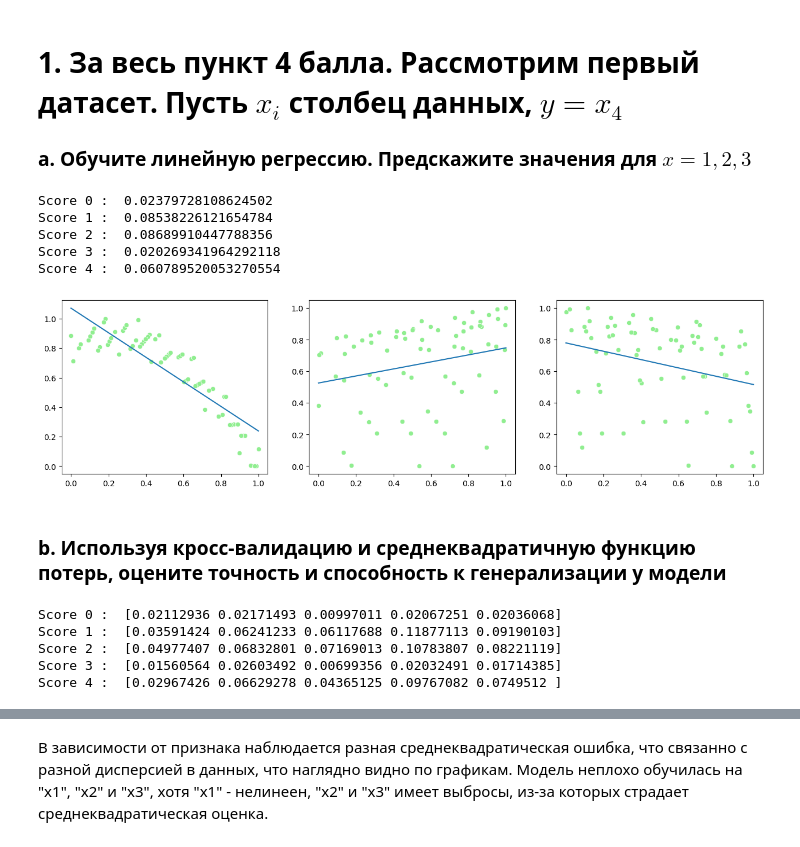
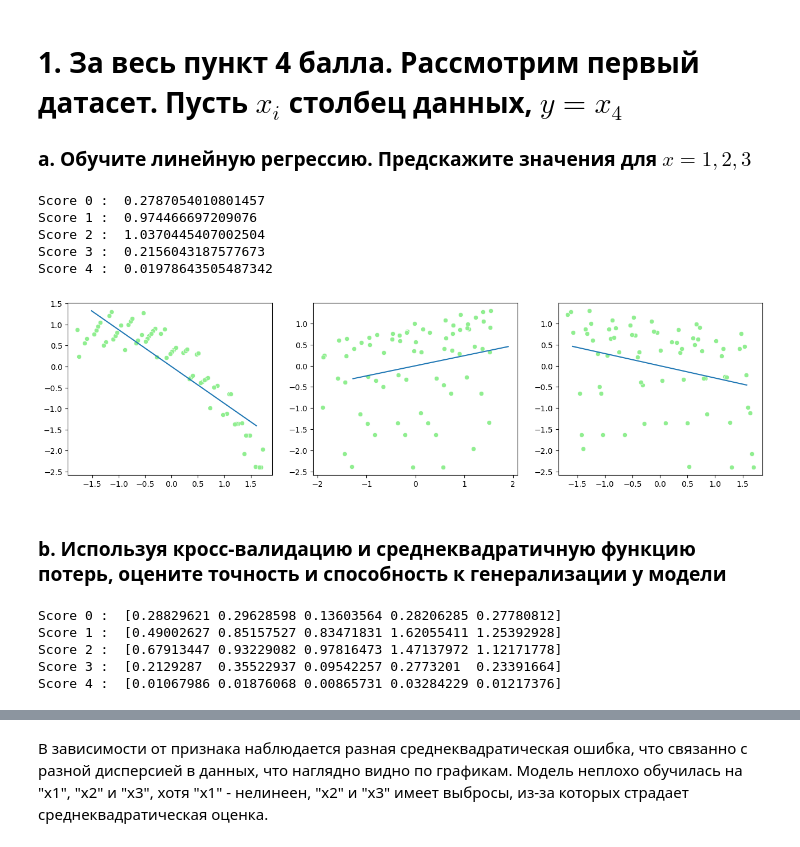
Before and after one commit to Dmitrij-Solovjev/ML_homework, a Jupyter notebook: TEST: LM.ipynb, the cells around one changed output, grey strips where cells are left out. Saved outputs shown, nothing was run; the diff lists cells and outputs as text; code cells hidden in the pictures.

```diff
--- a/TEST: LM.ipynb
+++ b/TEST: LM.ipynb
@@ -58,7 +26,7 @@ df.head()
 | 4 | 0.161616 | 2.219798 | 2.233939 | 3.536375 |
 # %%
 def data_prepare(df_X, df_y):
-    min_max_scaler = preprocessing.MinMaxScaler()
+    min_max_scaler = preprocessing.StandardScaler()
 
     X_train, X_test, Y_train, Y_test = train_test_split(df_X, df_y, test_size=0.3, random_state=0)
 
@@ -77,18 +56,28 @@ X_train.shape, y_train.shape
-# %%
-def ker(x,𝜇,𝜎):
-    return np.exp((-((x-𝜇)**2))/(2*𝜎**2))
-
-data_task3 = df.drop('y',axis=1)
-
-for i in range(len(data_task3)):
-    𝜇 = np.random.uniform(-1,1,data_task3.iloc[i].shape)
-    data_task3.iloc[i] = ker(data_task3.iloc[i], 𝜇, abs(𝜇[len(𝜇)-1] - 𝜇[int((len(𝜇)-1)/2)] ))
-
-data_task3.head()
-
-df["x4"] = data_task3["x1"]
-df["x5"] = data_task3["x2"]
-df["x6"] = data_task3["x3"]
+# %%
+def 𝜙(x, 𝜇, 𝜎):
+    return np.exp((-((x-𝜇)**2))/(2*𝜎**2))
+
+def transform(dataframe: pd.DataFrame, n) -> pd.DataFrame:
+    𝜇 = np.linspace(-1, 1, n)
+    𝜎 = 2 / (n - 1)
+
+    x = dataframe.to_numpy()
+    i, j = x.shape
+
+    x = x.reshape(i, 1, j)
+    𝜇 = 𝜇.reshape(1, n, 1)
+
+
+    x = 𝜙 (x, 𝜇, 𝜎)
+    x = x.reshape(i, j * n)
+    return pd.DataFrame(x, columns=[[f'x{k}' for k in range(j * n)]])
+
+data_task3 = df.drop('y',axis=1)
+data_task3 = transform(data_task3, 2)
+
+data_task3.head()
+for i in range(0, 6):
+    df["x"+ str(i+4)] = data_task3["x"+ str(i)]
 # %%
 df.head()
 # %% [output]
@@ -106,30 +95,31 @@ plt.rcParams['figure.figsize'] = (16, 4)
 # %%
 lm = LinearRegression()
 
-features = [["x1"], ["x2"], ["x3"], ["x1", "x2", "x3"], ["x4", "x5", "x6"]]
+features = [["x1"], ["x2"], ["x3"], ["x1", "x2", "x3"], ["x4", "x5", "x6", "x7", "x8", "x9"]]
 
 fig, axs = plt.subplots(1, 3)
 #fig.set_figwidth(16)
 
 for i in range(len(features)):
 
     X_train, X_test, y_train, y_test = data_prepare(df[features[i]], df[["y"]])
 
     lm.fit(X_train, y_train)
     preds = lm.predict(X_test)
     print("Score", i,": ", mean_squared_error(preds, y_test))
 
     if (i >= 3):
         continue
+
     sns.scatterplot(ax=axs[i], x=X_train.reshape(-1), y=y_train.reshape(-1), color="lightgreen")
     sns.lineplot(ax=axs[i], x=X_test.reshape(-1), y=preds.reshape(-1))
 # %% [output]
-Score 0 :  0.02379728108624502
-Score 1 :  0.08538226121654784
-Score 2 :  0.08689910447788356
-Score 3 :  0.020269341964292118
-Score 4 :  0.060789520053270554
+Score 0 :  0.2787054010801457
+Score 1 :  0.974466697209076
+Score 2 :  1.0370445407002504
+Score 3 :  0.2156043187577673
+Score 4 :  0.01978643505487342
-[figure, old version]
+[figure, new version]
 # %% [markdown]
 ### b. Используя кросс-валидацию и среднеквадратичную функцию потерь, оцените точность и способность к генерализации у модели
 # %%
@@ -137,11 +127,12 @@ for i in range(len(features)):
     X_train, X_test, y_train, y_test = data_prepare(df[features[i]], df[["y"]])
 
     scoring = {'mse': make_scorer(mean_squared_error)}
-    scores = cross_validate(lm, X_train, y_train, scoring=scoring, cv=5) #'mean_squared_error'
+    scores = cross_validate(lm, X_train, y_train, scoring=scoring, cv=5)
+
     print("Score", i,": ", scores["test_mse"])
 # %% [output]
-Score 0 :  [0.02112936 0.02171493 0.00997011 0.02067251 0.02036068]
-Score 1 :  [0.03591424 0.06241233 0.06117688 0.11877113 0.09190103]
-Score 2 :  [0.04977407 0.06832801 0.07169013 0.10783807 0.08221119]
-Score 3 :  [0.01560564 0.02603492 0.00699356 0.02032491 0.01714385]
-Score 4 :  [0.02967426 0.06629278 0.04365125 0.09767082 0.0749512 ]
+Score 0 :  [0.28829621 0.29628598 0.13603564 0.28206285 0.27780812]
+Score 1 :  [0.49002627 0.85157527 0.83471831 1.62055411 1.25392928]
+Score 2 :  [0.67913447 0.93229082 0.97816473 1.47137972 1.12171778]
+Score 3 :  [0.2129287  0.35522937 0.09542257 0.2773201  0.23391664]
+Score 4 :  [0.01067986 0.01876068 0.00865731 0.03284229 0.01217376]
```
Also changed, not shown: parts of 8 cells of this notebook, 1 other file.
